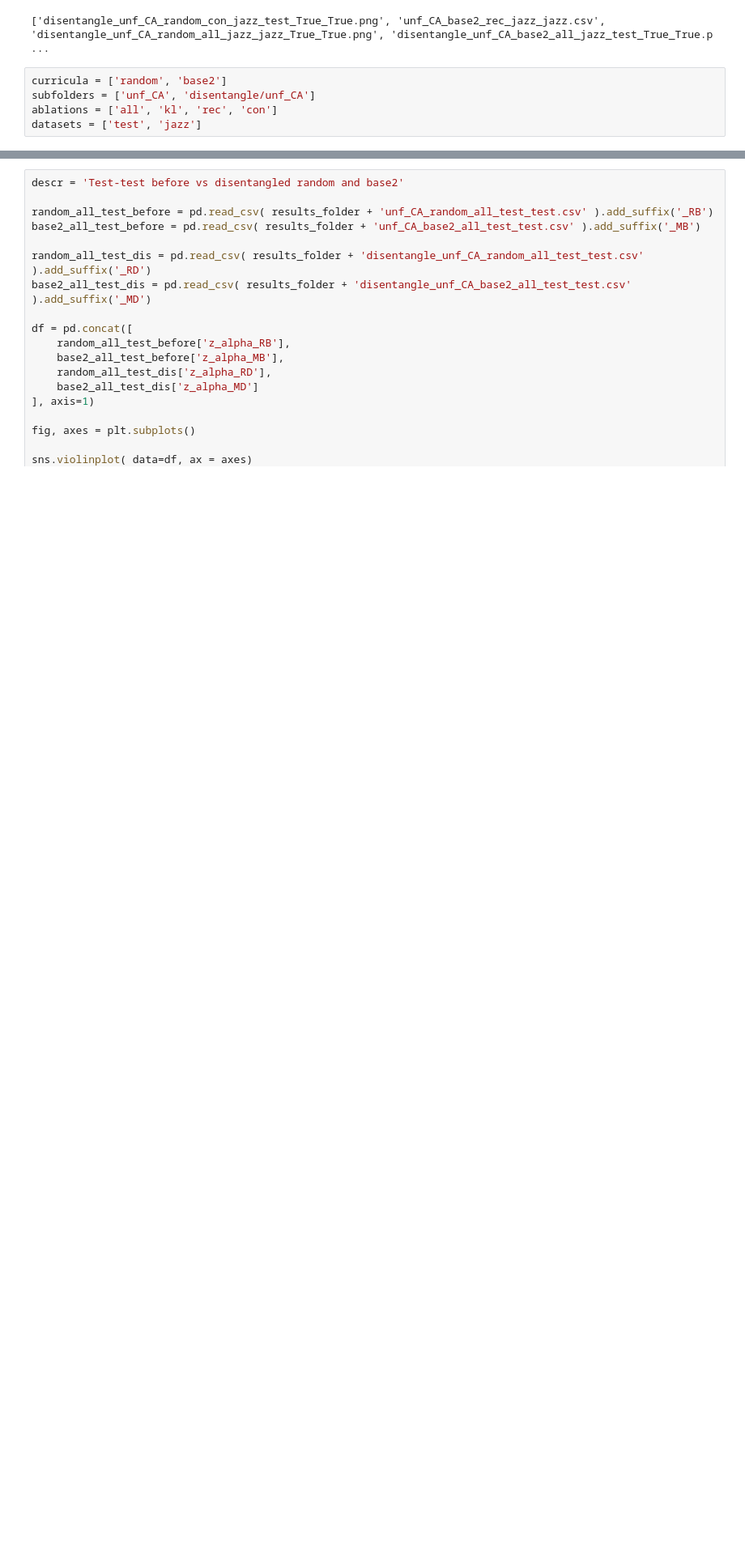
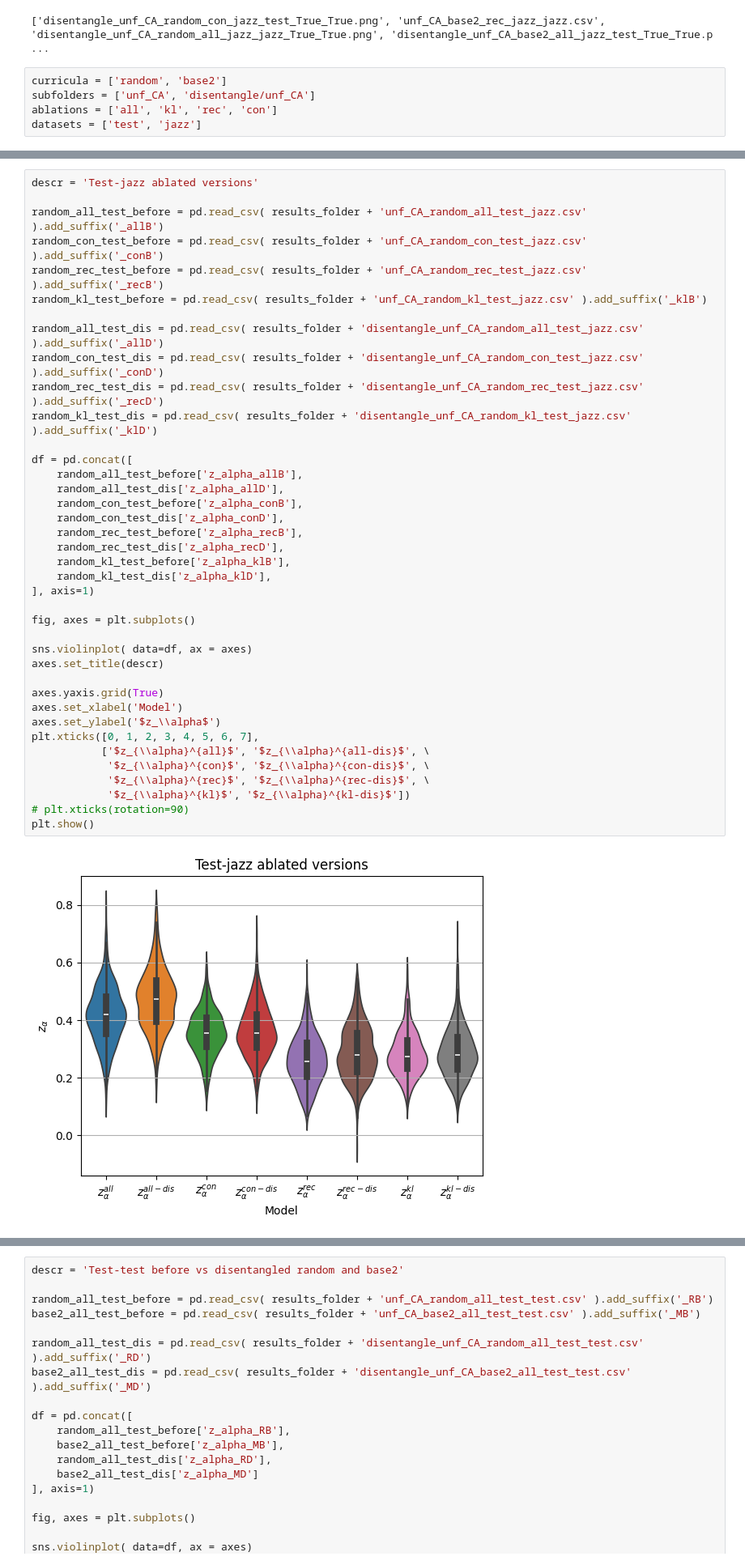
Before and after one commit to maximoskp/GuidedGridMLMH, a Jupyter notebook: experiments_comparisons.ipynb, the cells around one changed output, grey strips where cells are left out. Shown at 81% size. Drawn from its saved outputs; the diff is of its cells as text; blank space fills up the shorter version.

```diff
--- a/experiments_comparisons.ipynb
+++ b/experiments_comparisons.ipynb
@@ -141,0 +183,41 @@ plt.show()
+# %%
+descr = 'Test-jazz ablated versions'
+
+random_all_test_before = pd.read_csv( results_folder + 'unf_CA_random_all_test_jazz.csv' ).add_suffix('_allB')
+random_con_test_before = pd.read_csv( results_folder + 'unf_CA_random_con_test_jazz.csv' ).add_suffix('_conB')
+random_rec_test_before = pd.read_csv( results_folder + 'unf_CA_random_rec_test_jazz.csv' ).add_suffix('_recB')
+random_kl_test_before = pd.read_csv( results_folder + 'unf_CA_random_kl_test_jazz.csv' ).add_suffix('_klB')
+
+random_all_test_dis = pd.read_csv( results_folder + 'disentangle_unf_CA_random_all_test_jazz.csv' ).add_suffix('_allD')
+random_con_test_dis = pd.read_csv( results_folder + 'disentangle_unf_CA_random_con_test_jazz.csv' ).add_suffix('_conD')
+random_rec_test_dis = pd.read_csv( results_folder + 'disentangle_unf_CA_random_rec_test_jazz.csv' ).add_suffix('_recD')
+random_kl_test_dis = pd.read_csv( results_folder + 'disentangle_unf_CA_random_kl_test_jazz.csv' ).add_suffix('_klD')
+
+df = pd.concat([
+    random_all_test_before['z_alpha_allB'],
+    random_all_test_dis['z_alpha_allD'],
+    random_con_test_before['z_alpha_conB'],
+    random_con_test_dis['z_alpha_conD'],
+    random_rec_test_before['z_alpha_recB'],
+    random_rec_test_dis['z_alpha_recD'],
+    random_kl_test_before['z_alpha_klB'],
+    random_kl_test_dis['z_alpha_klD'],
+], axis=1)
+
+fig, axes = plt.subplots()
+
+sns.violinplot( data=df, ax = axes)
+axes.set_title(descr)
+
+axes.yaxis.grid(True)
+axes.set_xlabel('Model')
+axes.set_ylabel('$z_\\alpha$')
+plt.xticks([0, 1, 2, 3, 4, 5, 6, 7],
+           ['$z_{\\alpha}^{all}$', '$z_{\\alpha}^{all-dis}$', \
+            '$z_{\\alpha}^{con}$', '$z_{\\alpha}^{con-dis}$', \
+            '$z_{\\alpha}^{rec}$', '$z_{\\alpha}^{rec-dis}$', \
+            '$z_{\\alpha}^{kl}$', '$z_{\\alpha}^{kl-dis}$'])
+# plt.xticks(rotation=90)
+plt.show()
+# %% [output]
+[figure, added]
```
Also changed, not shown: parts of 8 cells of this notebook, 1 other file.
